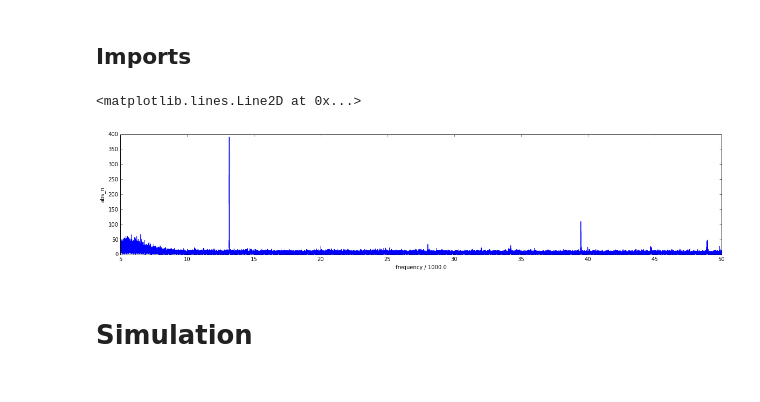
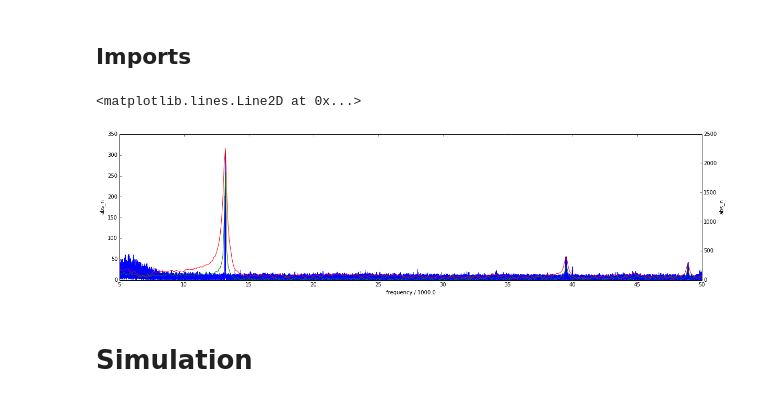
Before and after one commit to t--wagner/pycounting, a Jupyter notebook: counting.ipynb, the cells around one changed output. Saved outputs shown, nothing was run; the diff lists cells and outputs as text; code cells hidden in the pictures.

Commit message:
PyCounting Tutorial and Multi classes

```diff
--- a/counting.ipynb
+++ b/counting.ipynb
@@ -21,10 +19,0 @@ fctrace = pyc.Trace('../Auswertung/data/*.count', datatype='int')
-# %%
-fft = pyc.FFT(samplerate=100e3)
-for window in fctrace.windows(100e3, nr=1000):
-    fft.add(window)
-# %%
-fig = plt.figure(figsize=(20,4))
-fft.plot()
-# %% [output]
-<matplotlib.lines.Line2D at 0x...>
-[figure, removed]
@@ -144,3 +20,47 @@ for detector, time in zip(detectors, times):
+# %%
+trace = pyc.Trace('/run/media/wagner/FREECOM HDD/Bayer Dot/Dg3 0.888 Dg1 0.573 phonon cuppling line/data/*.count', datatype='int')
+
+mdetector = pyc.MultiDetector(pyc.pdetector(nsigma=[0.5, 1, 1.5, 2, 2.5]))
+msignal   = pyc.MultiSignal(pyc.psignal(   nr=len(mdetector)))
+mtime0    = pyc.MultiTime(  pyc.ptime([0], nr=len(mdetector)))
+mtime1    = pyc.MultiTime(  pyc.ptime([1], nr=len(mdetector)))
+
+fft = pyc.FFT(samplerate=100e3)
+wlength = 100e3
+
+mdetector.system, fit, histo = pyc.fit_levels(trace[0:wlength], (0.005, 134950, 20, 0.015, 135075, 20))
+
+for window in trace.windows(wlength, nr=60 * 60):
+
+    # FFT Trsansformation
+    fft.add(window)
+
+    # fit the data and use system
+    mdetector.system, fit, histo = pyc.fit_levels(window, fit.parameters)
+
+    # Run all detectors an window
+    for detector, signal in izip(mdetector, msignal):
+        detector.digitize(window, signal)
+
+    # Exctract all time from signals
+    for time0, time1, signal in izip(mtime0, mtime1, msignal):
+        time0.add(signal)
+        time1.add(signal)
+
+    msignal.flush()
+# %%
+fft_t0 = mtime0[3].fft(samplerate=100e3)
+fft_t1 = mtime1[3].fft(samplerate=100e3)
+
+fig = plt.figure(figsize=(20, 5))
+ax0 = fig.add_subplot(111)
+ax1 = ax0.twinx()
+fft.plot(ax0)
+fft_t0.plot(ax1, c='red')
+fft_t1.plot(ax1, c='green')
+# %% [output]
+<matplotlib.lines.Line2D at 0x...>
+[figure, added]
 # %% [markdown]
 # Simulation
 # %%
```
Also changed, not shown: parts of 27 cells of this notebook, 1 other file.
